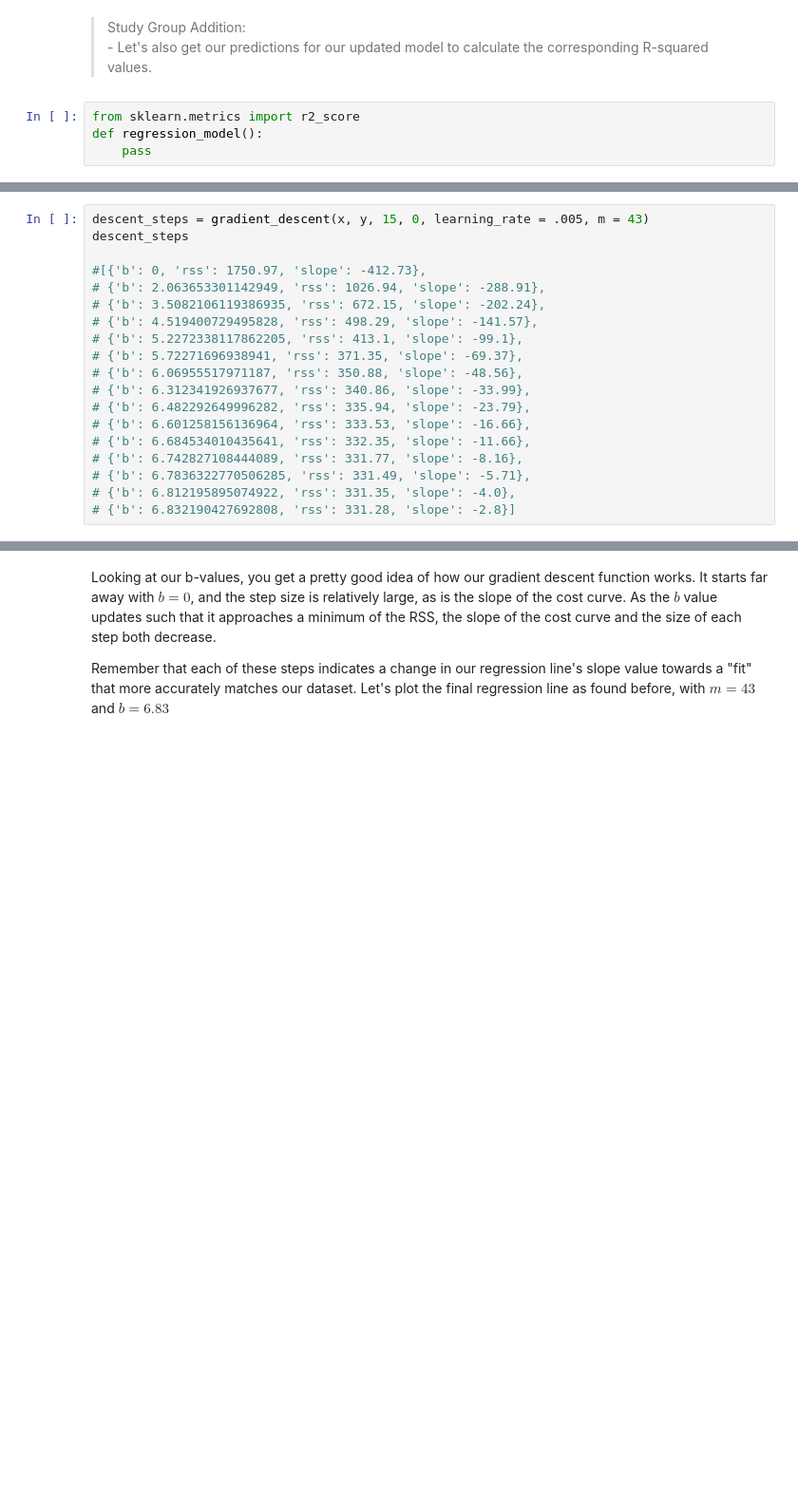
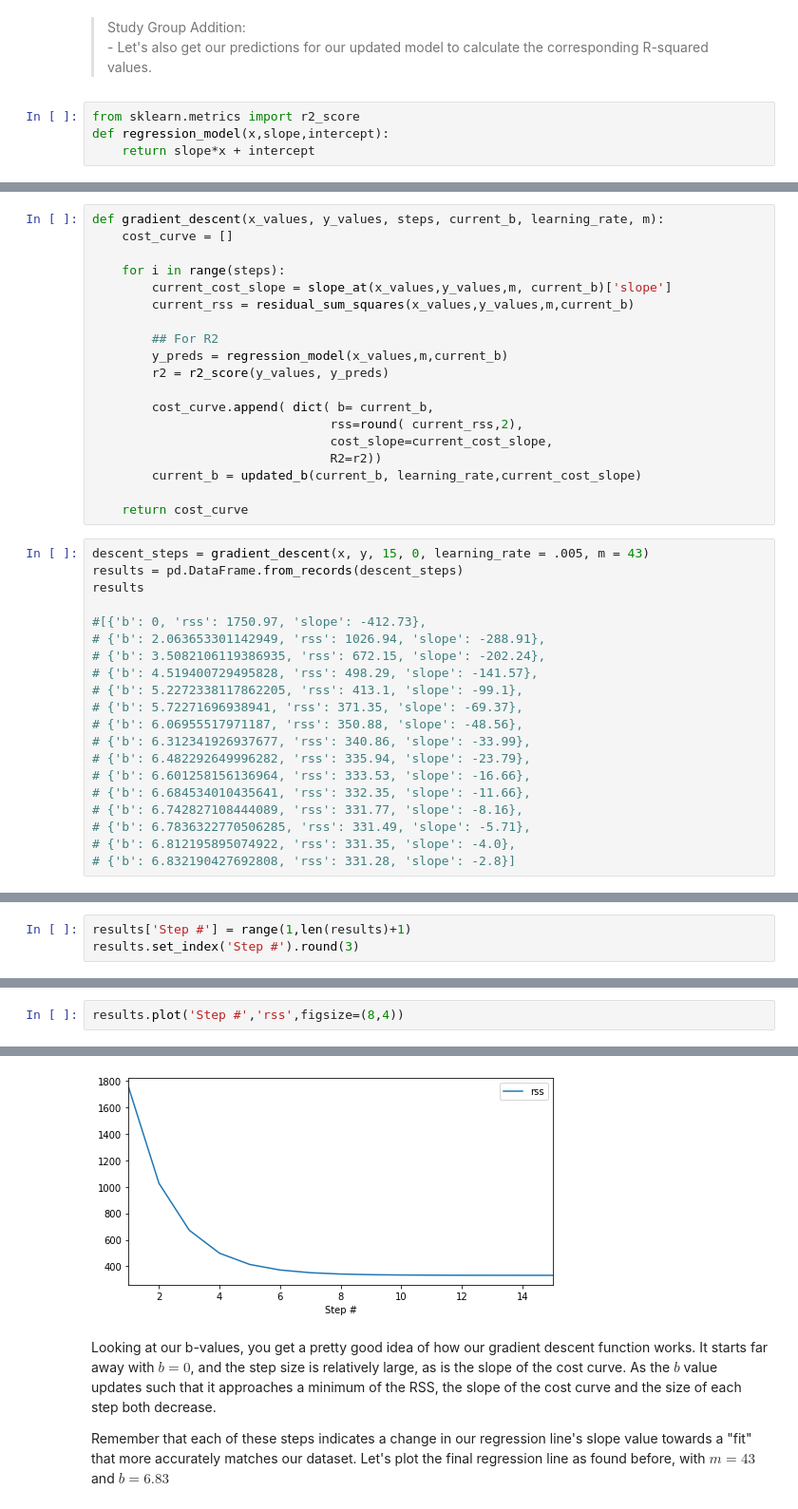
Before and after one commit to jirvingphd/fsds_pt_100719_cohort_notes, a Jupyter notebook: labs_from_class/sect_23_derivatives/sect_23_gradient_descent_step_size_lab_SG.ipynb, the cells around one changed output, grey strips where cells are left out. Shown: that part at 95% size. Cells and saved outputs as stored; diff of their text form; blank space fills up the shorter version.

```diff
--- a/labs_from_class/sect_23_derivatives/sect_23_gradient_descent_step_size_lab_SG.ipynb
+++ b/labs_from_class/sect_23_derivatives/sect_23_gradient_descent_step_size_lab_SG.ipynb
@@ -169,5 +218,5 @@ Now let's write another function called `gradient_descent`.  The inputs of the f
 > Study Group Addition:<br>- Let's also get our predictions for our updated model to calculate the corresponding R-squared values.
 # %%
 from sklearn.metrics import r2_score
-def regression_model():
-    pass
+def regression_model(x,slope,intercept):
+    return slope*x + intercept
@@ -177,6 +223,26 @@ def gradient_descent(x_values, y_values, steps, current_b, learning_rate, m):
+# %%
+def gradient_descent(x_values, y_values, steps, current_b, learning_rate, m):
+    cost_curve = []
+
+    for i in range(steps):
+        current_cost_slope = slope_at(x_values,y_values,m, current_b)['slope']
+        current_rss = residual_sum_squares(x_values,y_values,m,current_b)
+
+        ## For R2
+        y_preds = regression_model(x_values,m,current_b)
+        r2 = r2_score(y_values, y_preds)
+
+        cost_curve.append( dict( b= current_b,
+                                rss=round( current_rss,2),
+                                cost_slope=current_cost_slope,
+                                R2=r2))
+        current_b = updated_b(current_b, learning_rate,current_cost_slope)
+
+    return cost_curve
 # %%
 descent_steps = gradient_descent(x, y, 15, 0, learning_rate = .005, m = 43)
-descent_steps
+results = pd.DataFrame.from_records(descent_steps)
+results
 
 #[{'b': 0, 'rss': 1750.97, 'slope': -412.73},
 # {'b': 2.063653301142949, 'rss': 1026.94, 'slope': -288.91},
@@ -195,0 +279,3 @@ descent_steps
+# %%
+results['Step #'] = range(1,len(results)+1)
+results.set_index('Step #').round(3)
@@ -195,0 +319,3 @@ descent_steps
+# %%
+results.plot('Step #','rss',figsize=(8,4))
+# %% [output]
@@ -196,3 +323,4 @@ descent_steps
+[figure, added]
 # %% [markdown]
 Looking at our b-values, you get a pretty good idea of how our gradient descent function works.  It starts far away with $b = 0$, and the step size is relatively large, as is the slope of the cost curve.  As the $b$ value updates such that it approaches a minimum of the RSS, the slope of the cost curve and the size of each step both decrease.
 
```
Also changed, not shown: parts of 22 cells of this notebook, 2 other files.
